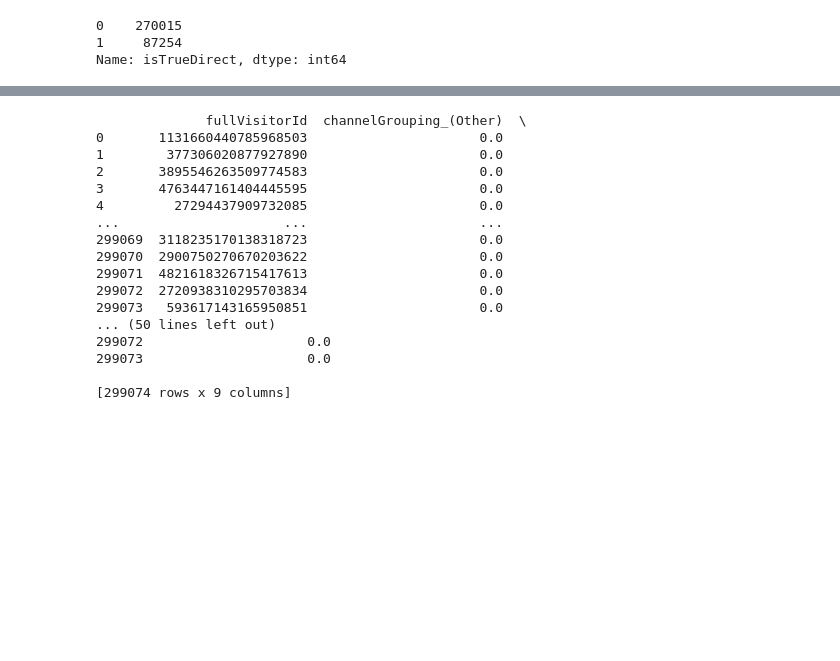
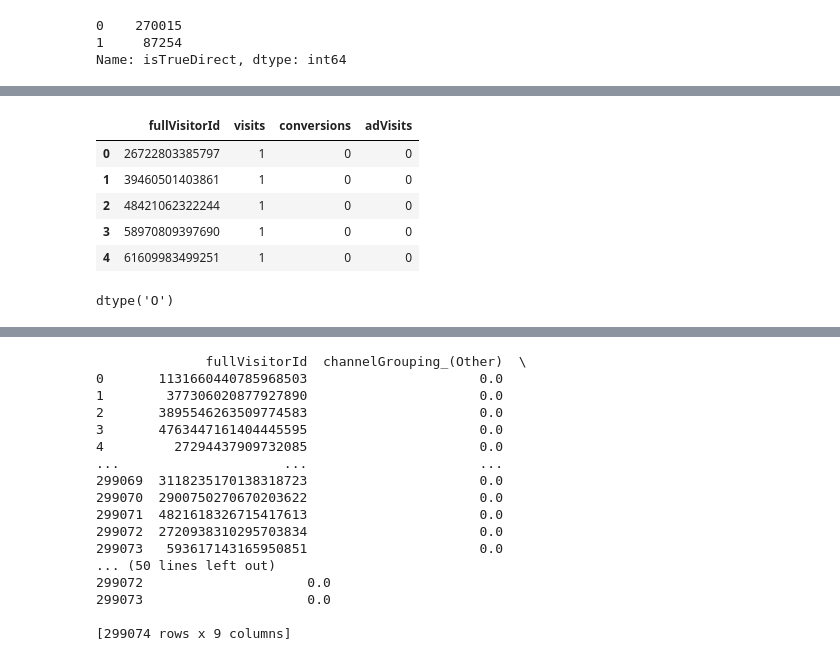
Before and after one commit to McGill-MMA-EnterpriseAnalytics/Revenue-Radar, a Jupyter notebook: Conversion-Analyst-Workspace/preprocessing-w-cutoff.ipynb, the cells around one changed output, grey strips where cells are left out. Saved outputs shown, nothing was run; the diff lists cells and outputs as text; code cells hidden in the pictures; blank space fills up the shorter version.

```diff
--- a/Conversion-Analyst-Workspace/preprocessing-w-cutoff.ipynb
+++ b/Conversion-Analyst-Workspace/preprocessing-w-cutoff.ipynb
@@ -222,3 +222,12 @@ useragg = df1c.groupby('fullVisitorId').agg(agg_dict)
 # count of non-null in transrev
 # visits where adwordsClickInfo.gclId is populated
 # visits where campaign is populated
+# %%
+aggregations = {
+    # Count how many times each visitor appears
+    'fullVisitorId': 'count',
+    # Count non-null records for transactionRevenue
+    'transactionRevenue': lambda x: x.notnull().sum(),
+    # Count rows where adwordsClickInfo.gclId is populated
+    'adwordsClickInfo.gclId': lambda x: x.notnull().sum()
+}
@@ -224,0 +250,13 @@ useragg = df1c.groupby('fullVisitorId').agg(agg_dict)
+# %%
+visitor_counts.head()
+# %% [output]
+|  | fullVisitorId | visits | conversions | adVisits |
+| 0 | 26722803385797 | 1 | 0 | 0 |
+| 1 | 39460501403861 | 1 | 0 | 0 |
+| 2 | 48421062322244 | 1 | 0 | 0 |
+| 3 | 58970809397690 | 1 | 0 | 0 |
+| 4 | 61609983499251 | 1 | 0 | 0 |
+# %%
+visitor_counts['fullVisitorId'].dtype
+# %% [output]
+dtype('O')
```
Also changed, not shown: parts of 15 cells of this notebook.
